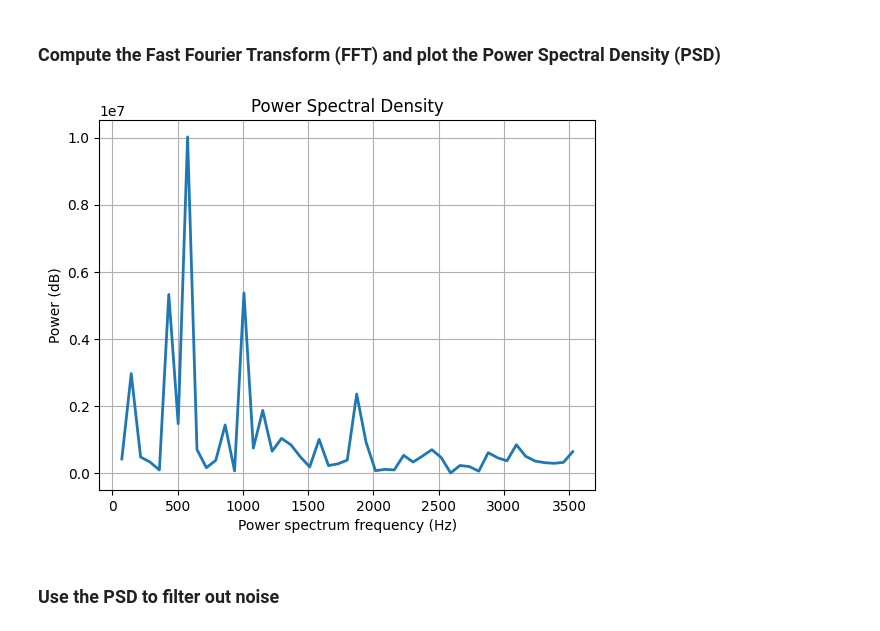
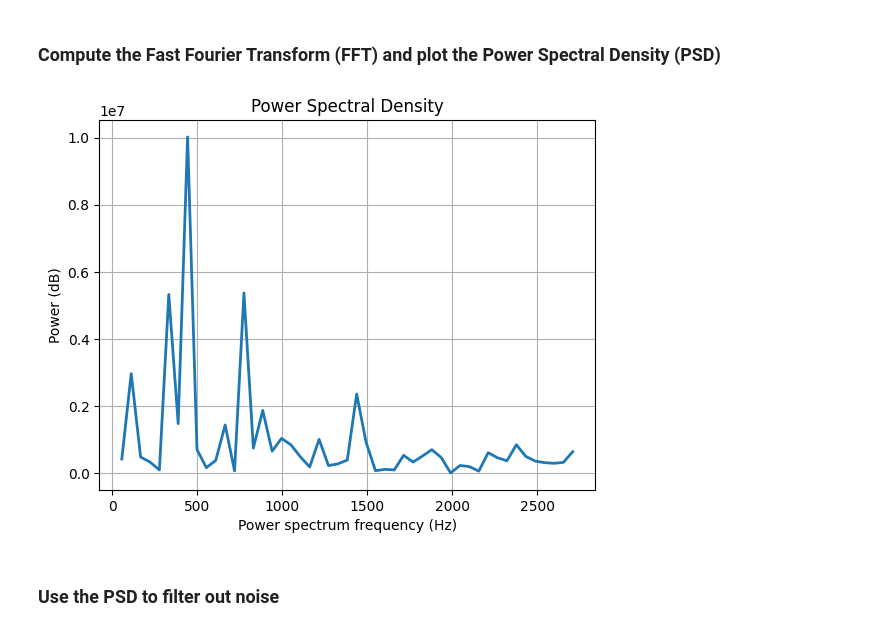
Before and after one commit to amor0094/TRC3500-2025-GroupC1, a Jupyter notebook: Project-2/python_code.ipynb, the cells around one changed output. Cells and saved outputs as stored; diff of their text form; code cells hidden in the pictures.

```diff
--- a/Project-2/python_code.ipynb
+++ b/Project-2/python_code.ipynb
@@ -126,25 +128,25 @@ plt.show()  # Display the plot
 # %% [markdown]
 ### Compute the Fast Fourier Transform (FFT) and plot the Power Spectral Density (PSD)
 # %%
-fs = 7.2e3  # Sampling frequency in Hz
+fs = 5530  # Sampling frequency in Hz
 
 n = len(data)  # Number of samples
 
 # Compute the FFT and Power Spectral Density (PSD)
 fhat = np.fft.fft(data, n)
 PSD = fhat * np.conj(fhat) / n
 freq = (1 / (n * (1 / fs))) * np.arange(n)  # Frequency bins
 L = np.arange(1, np.floor(n / 2), dtype='int')  # Positive frequencies
 
 # Plot the Power Spectral Density
 plt.plot(freq[L], PSD[L].real, linewidth=2)
 plt.xlabel('Power spectrum frequency (Hz)')
 plt.ylabel('Power (dB)')
 plt.title('Power Spectral Density')
 plt.grid()
 plt.show()
 # %% [output]
-[figure, old version]
+[figure, new version]
 # %% [markdown]
 ### Use the PSD to filter out noise
 # %%
```
Also changed, not shown: parts of 5 cells of this notebook, 4 other files.
